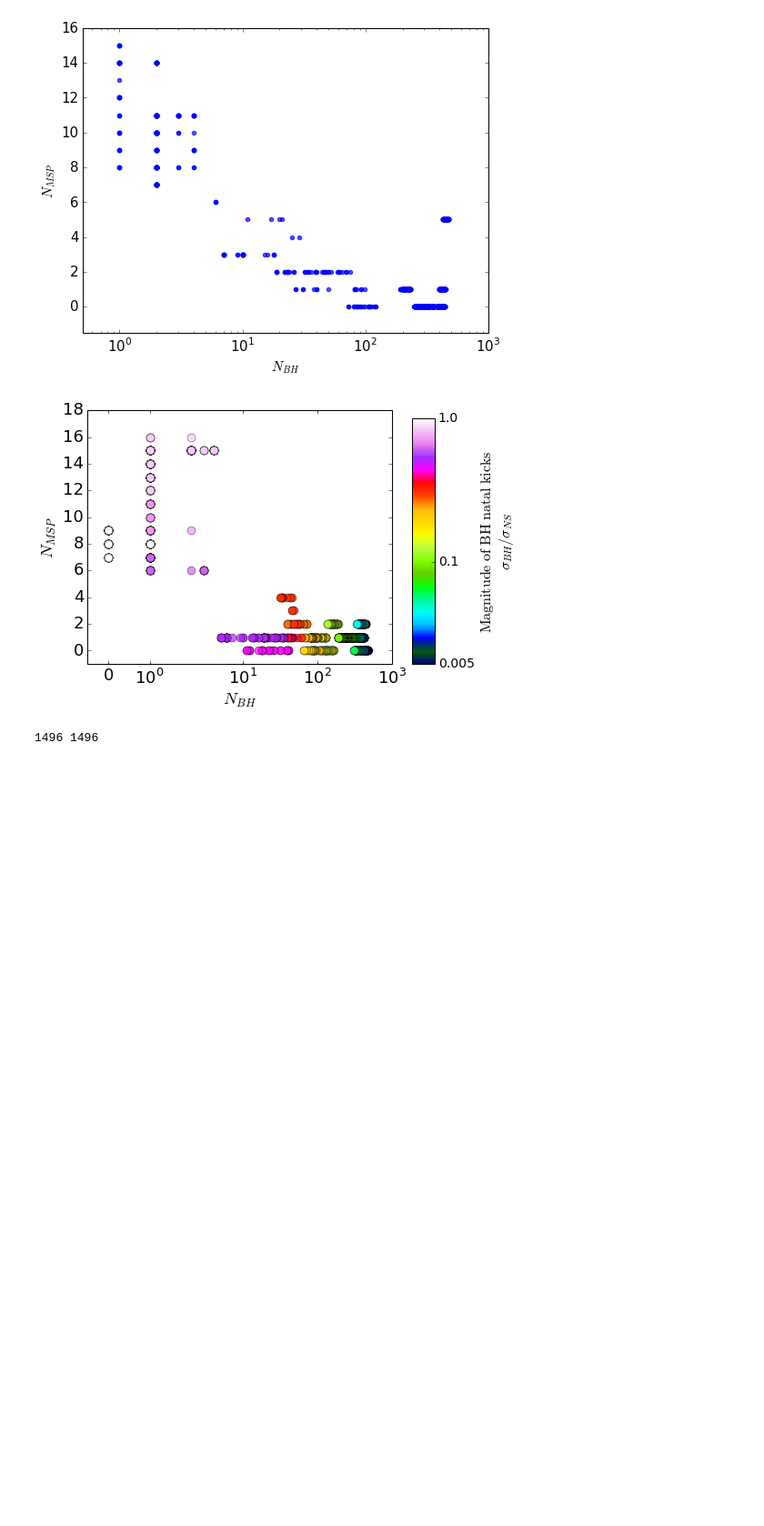
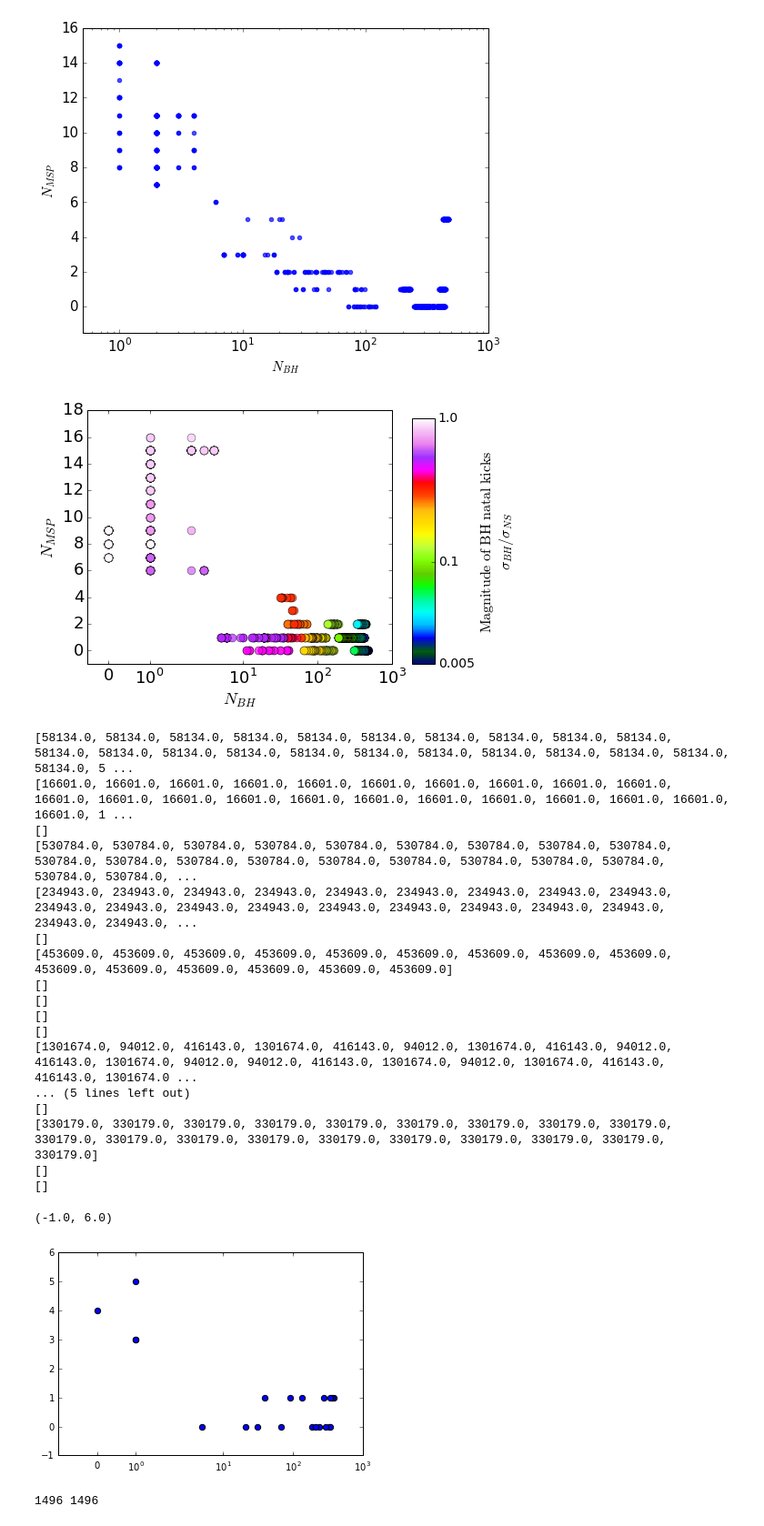
Before and after one commit to claireshiye/MyPythonCode, a Jupyter notebook: ns_plot.ipynb, the cells around one changed output. Shown at 91% size. Saved outputs shown, nothing was run; the diff lists cells and outputs as text; code cells hidden in the pictures; blank space fills up the shorter version.

```diff
--- a/ns_plot.ipynb
+++ b/ns_plot.ipynb
@@ -287,6 +294,59 @@ plt.savefig(figsave+'nbhnmsp_9to12Gyr.pdf', dpi=300,bbox_inches='tight')
 #print(plt.style.available)
 # %% [output]
 [figure]
+# %%
+mspfiles=np.sort(glob('/projects/b1011/syr904/projects/PULSAR/kickgrid_runs/MSPBHinGC/data/kickgrid_msp_10to12Gyr/*.dat'))
+
+Nbh=[]; Nmsp_aic=[]; Nmsp_others=[]
+for i in range(len(mspfiles)):
+    #print mspfiles[i]
+    ids_aic=[]; ids_others=[]
+    datamsp=np.genfromtxt(mspfiles[i])
+    times=datamsp[:,0]; id0=datamsp[:,2]; nbh=datamsp[:,8]; fc=datamsp[:,20]
+
+    for j in range(len(fc)):
+        if fc[j]==6:
+            ids_aic.append(id0[j])
+        else:
+            ids_others.append(id0[j])
+
+    print ids_others
+
+    nid_aic=len(Counter(ids_aic).keys())
+    nid_others=len(Counter(ids_others).keys())
+    #print nid_others
+
+    Nmsp_aic.append(nid_aic); Nmsp_others.append(nid_others); Nbh.append(nbh[-1])
+
+    #print i
+
+
+plt.figure()
+plt.scatter(Nbh, Nmsp_others, s=40)
+#plt.scatter(Nbh, Nmsp_aic)
+plt.xscale('symlog')
+plt.xlim(-1, 1000)
+plt.ylim()
+# %% [output]
+[58134.0, 58134.0, 58134.0, 58134.0, 58134.0, 58134.0, 58134.0, 58134.0, 58134.0, 58134.0, 58134.0, 58134.0, 58134.0, 58134.0, 58134.0, 58134.0, 58134.0, 58134.0, 58134.0, 58134.0, 58134.0, 58134.0, 5 ...
+[16601.0, 16601.0, 16601.0, 16601.0, 16601.0, 16601.0, 16601.0, 16601.0, 16601.0, 16601.0, 16601.0, 16601.0, 16601.0, 16601.0, 16601.0, 16601.0, 16601.0, 16601.0, 16601.0, 16601.0, 16601.0, 16601.0, 1 ...
+[]
+[530784.0, 530784.0, 530784.0, 530784.0, 530784.0, 530784.0, 530784.0, 530784.0, 530784.0, 530784.0, 530784.0, 530784.0, 530784.0, 530784.0, 530784.0, 530784.0, 530784.0, 530784.0, 530784.0, 530784.0, ...
+[234943.0, 234943.0, 234943.0, 234943.0, 234943.0, 234943.0, 234943.0, 234943.0, 234943.0, 234943.0, 234943.0, 234943.0, 234943.0, 234943.0, 234943.0, 234943.0, 234943.0, 234943.0, 234943.0, 234943.0, ...
+[]
+[453609.0, 453609.0, 453609.0, 453609.0, 453609.0, 453609.0, 453609.0, 453609.0, 453609.0, 453609.0, 453609.0, 453609.0, 453609.0, 453609.0, 453609.0]
+[]
+[]
+[]
+[]
+[1301674.0, 94012.0, 416143.0, 1301674.0, 416143.0, 94012.0, 1301674.0, 416143.0, 94012.0, 416143.0, 1301674.0, 94012.0, 94012.0, 416143.0, 1301674.0, 94012.0, 1301674.0, 416143.0, 416143.0, 1301674.0 ...
+... (5 lines left out)
+[]
+[330179.0, 330179.0, 330179.0, 330179.0, 330179.0, 330179.0, 330179.0, 330179.0, 330179.0, 330179.0, 330179.0, 330179.0, 330179.0, 330179.0, 330179.0, 330179.0, 330179.0, 330179.0, 330179.0]
+[]
+[]
+(-1.0, 6.0)
+[figure, added]
 # %%
 data=np.genfromtxt('/projects/b1011/syr904/projects/PULSAR/kickgrid_runs/paper/data/ns_number_9to12Gyr_newmodel.dat')
 nbh=np.array(data[:,3]); ntot=np.array(data[:,4]); npsr=np.array(data[:,8]); nmsp=np.array(data[:,9])
```
Also changed, not shown: parts of 14 cells of this notebook, 17 other files.
